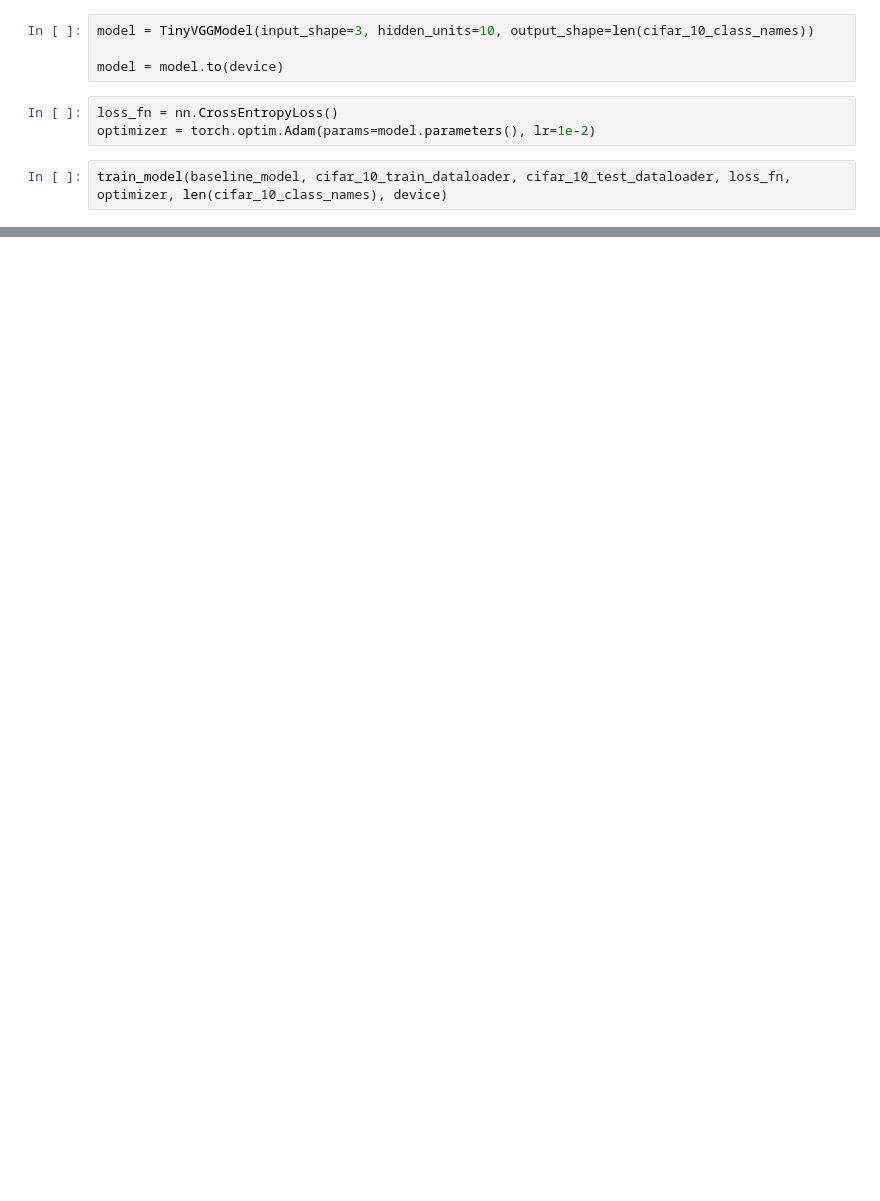
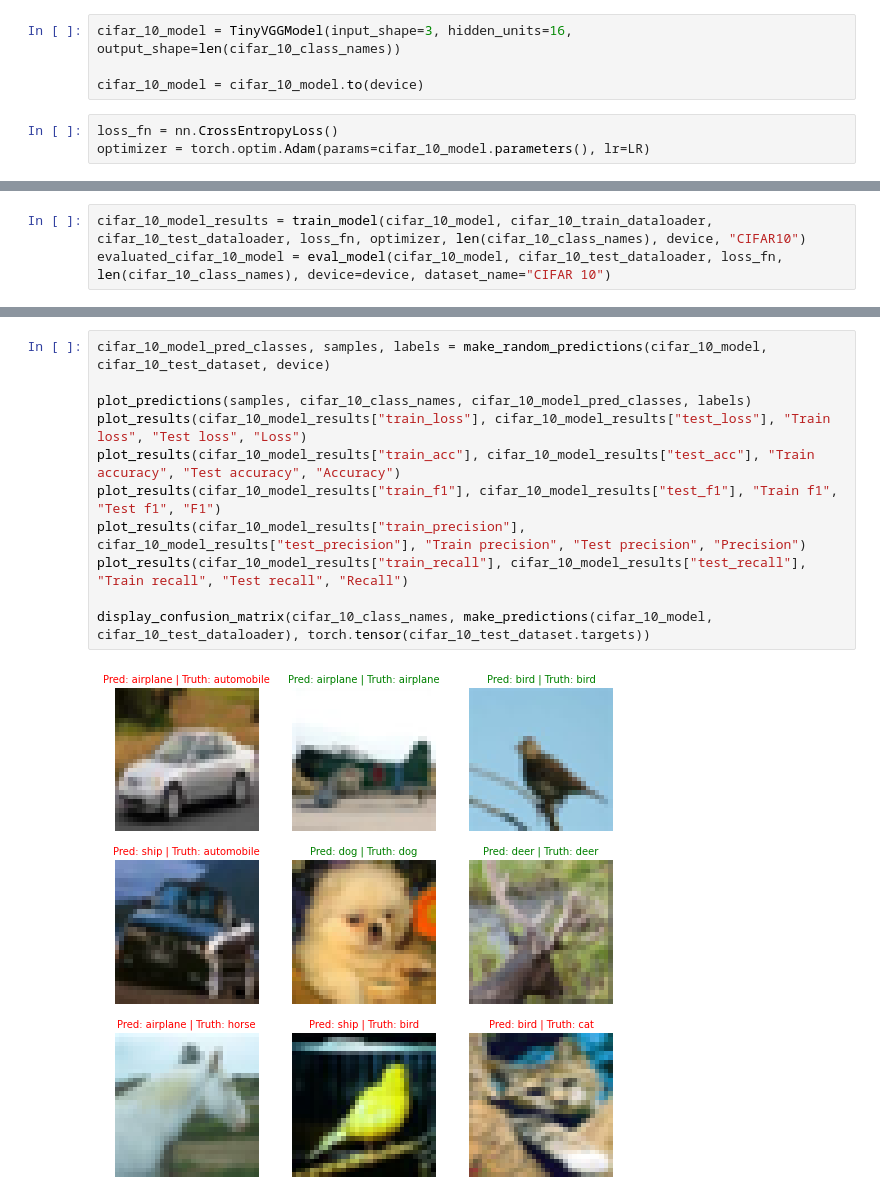
Before and after one commit to qlabfgerka/cifar-image-classification, a Jupyter notebook: cifar-image-classification.ipynb, the cells around one changed output, grey strips where cells are left out. Drawn from its saved outputs; the diff is of its cells as text; blank space fills up the shorter version.

```diff
--- a/cifar-image-classification.ipynb
+++ b/cifar-image-classification.ipynb
@@ -330,11 +624,9 @@ class TinyVGGModel(nn.Module):
     x = self.conv_block_2(x)
     return self.classifier_layer(x)
 # %%
-model = TinyVGGModel(input_shape=3, hidden_units=10, output_shape=len(cifar_10_class_names))
+cifar_10_model = TinyVGGModel(input_shape=3, hidden_units=16, output_shape=len(cifar_10_class_names))
 
-model = model.to(device)
+cifar_10_model = cifar_10_model.to(device)
 # %%
 loss_fn = nn.CrossEntropyLoss()
-optimizer = torch.optim.Adam(params=model.parameters(), lr=1e-2)
+optimizer = torch.optim.Adam(params=cifar_10_model.parameters(), lr=LR)
-# %%
-train_model(baseline_model, cifar_10_train_dataloader, cifar_10_test_dataloader, loss_fn, optimizer, len(cifar_10_class_names), device)
@@ -343,0 +633,3 @@ model_results
+# %%
+cifar_10_model_results = train_model(cifar_10_model, cifar_10_train_dataloader, cifar_10_test_dataloader, loss_fn, optimizer, len(cifar_10_class_names), device, "CIFAR10")
+evaluated_cifar_10_model = eval_model(cifar_10_model, cifar_10_test_dataloader, loss_fn, len(cifar_10_class_names), device=device, dataset_name="CIFAR 10")
@@ -343,0 +654,13 @@ model_results
+# %%
+cifar_10_model_pred_classes, samples, labels = make_random_predictions(cifar_10_model, cifar_10_test_dataset, device)
+
+plot_predictions(samples, cifar_10_class_names, cifar_10_model_pred_classes, labels)
+plot_results(cifar_10_model_results["train_loss"], cifar_10_model_results["test_loss"], "Train loss", "Test loss", "Loss")
+plot_results(cifar_10_model_results["train_acc"], cifar_10_model_results["test_acc"], "Train accuracy", "Test accuracy", "Accuracy")
+plot_results(cifar_10_model_results["train_f1"], cifar_10_model_results["test_f1"], "Train f1", "Test f1", "F1")
+plot_results(cifar_10_model_results["train_precision"], cifar_10_model_results["test_precision"], "Train precision", "Test precision", "Precision")
+plot_results(cifar_10_model_results["train_recall"], cifar_10_model_results["test_recall"], "Train recall", "Test recall", "Recall")
+
+display_confusion_matrix(cifar_10_class_names, make_predictions(cifar_10_model, cifar_10_test_dataloader), torch.tensor(cifar_10_test_dataset.targets))
+# %% [output]
+[figure, added]
```
Also changed, not shown: parts of 47 cells of this notebook.
